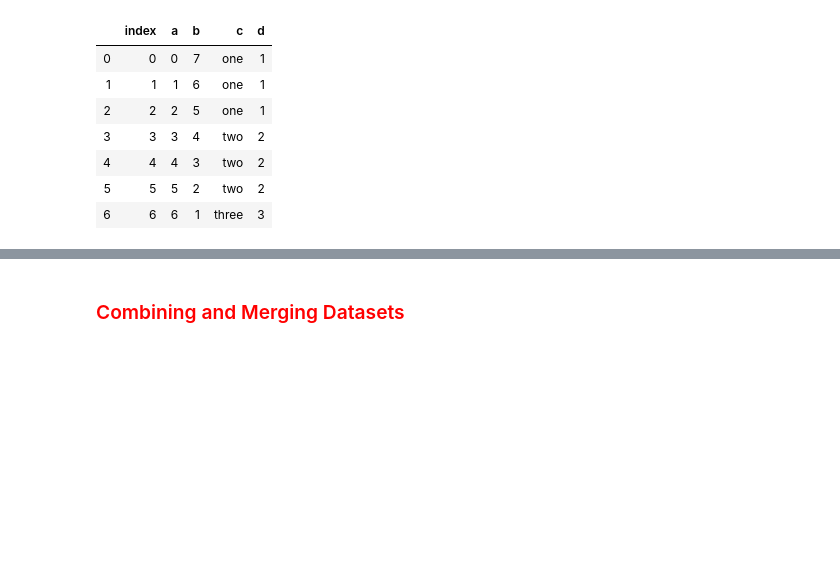
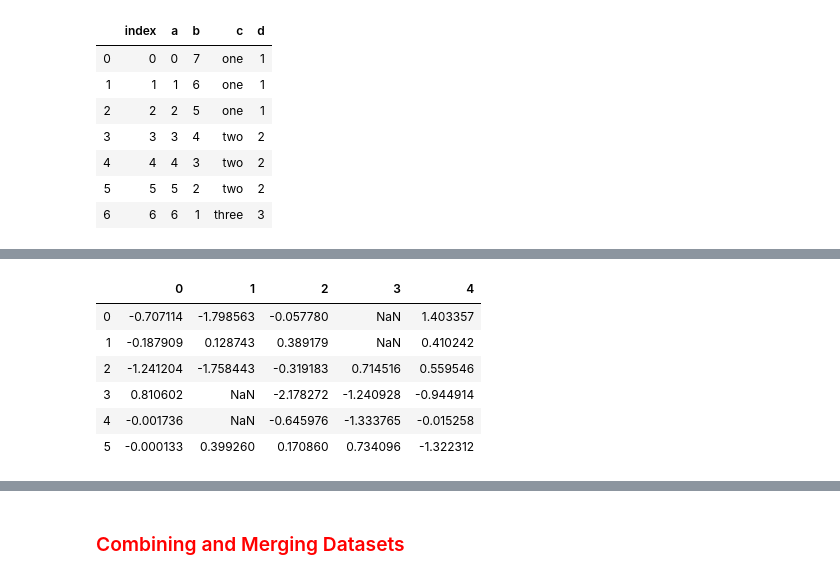
Before and after one commit to 1zulkifel/Data_science, a Jupyter notebook: Pandas_p.ipynb, the cells around one changed output, grey strips where cells are left out. Saved outputs shown, nothing was run; the diff lists cells and outputs as text; code cells hidden in the pictures; blank space fills up the shorter version.

```diff
--- a/Pandas_p.ipynb
+++ b/Pandas_p.ipynb
@@ -692,0 +836,13 @@ dtf.reset_index()
+# %%
+#The same interpolation methods available for reindexing can be used with fillna :
+df = pd.DataFrame(np.random.randn(6, 5))
+df.iloc[3:5,1]=NA
+df.iloc[:2,3:4]=NA
+# %% [output]
+|  | 0 | 1 | 2 | 3 | 4 |
+| 0 | -0.707114 | -1.798563 | -0.057780 | NaN | 1.403357 |
+| 1 | -0.187909 | 0.128743 | 0.389179 | NaN | 0.410242 |
+| 2 | -1.241204 | -1.758443 | -0.319183 | 0.714516 | 0.559546 |
+| 3 | 0.810602 | NaN | -2.178272 | -1.240928 | -0.944914 |
+| 4 | -0.001736 | NaN | -0.645976 | -1.333765 | -0.015258 |
+| 5 | -0.000133 | 0.399260 | 0.170860 | 0.734096 | -1.322312 |
```
Also changed, not shown: parts of 19 cells of this notebook.
